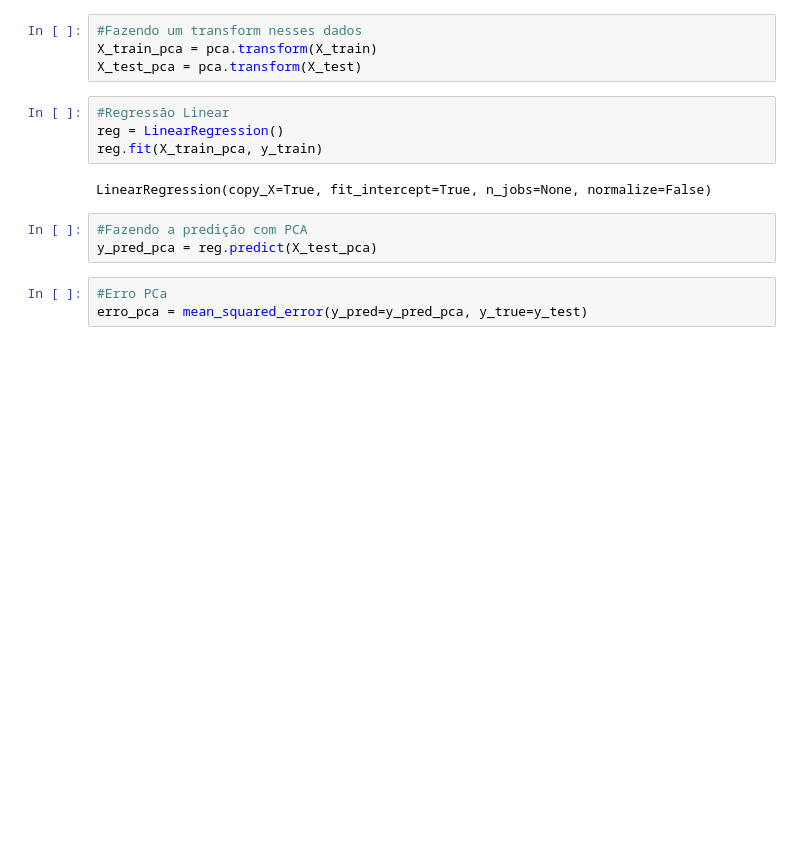
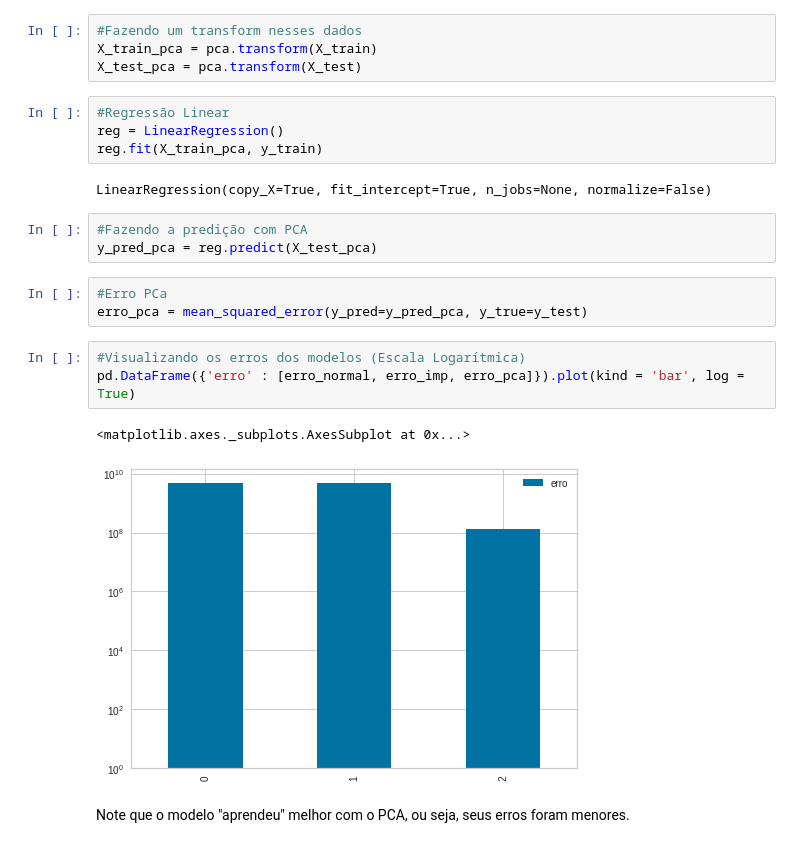
Before and after one commit to vvalcristina/datascience_codenation, a Jupyter notebook: Semana6/Semana 6- AceleraDev .ipynb, the cells around one changed output. Cells and saved outputs as stored; diff of their text form; blank space fills up the shorter version.

```diff
--- a/Semana6/Semana 6- AceleraDev .ipynb
+++ b/Semana6/Semana 6- AceleraDev .ipynb
@@ -379,3 +379,11 @@ y_pred_pca = reg.predict(X_test_pca)
 # %%
 #Erro PCa
 erro_pca = mean_squared_error(y_pred=y_pred_pca, y_true=y_test)
+# %%
+#Visualizando os erros dos modelos (Escala Logarítmica)
+pd.DataFrame({'erro' : [erro_normal, erro_imp, erro_pca]}).plot(kind = 'bar', log = True)
+# %% [output]
+<matplotlib.axes._subplots.AxesSubplot at 0x...>
+[figure, added]
+# %% [markdown]
+Note que o modelo "aprendeu" melhor com o PCA, ou seja, seus erros foram menores.
```
Also changed, not shown: 2 other files.
